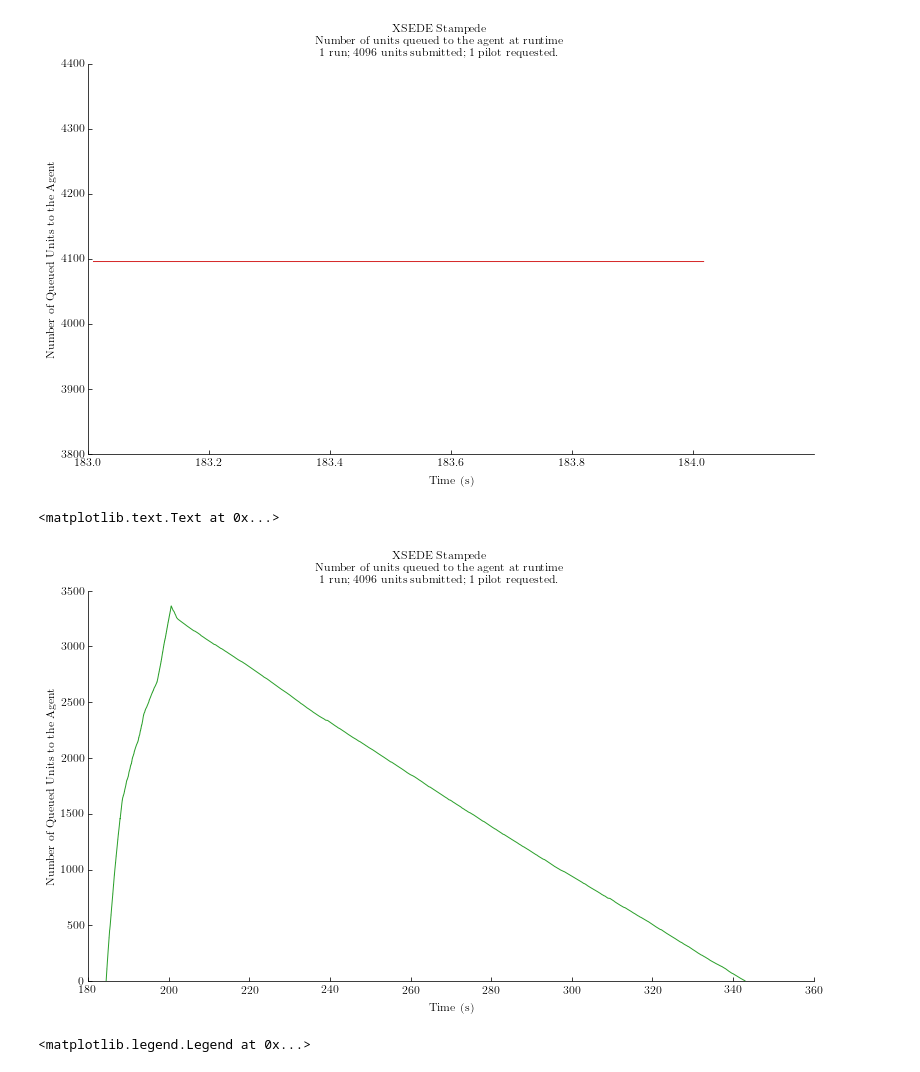
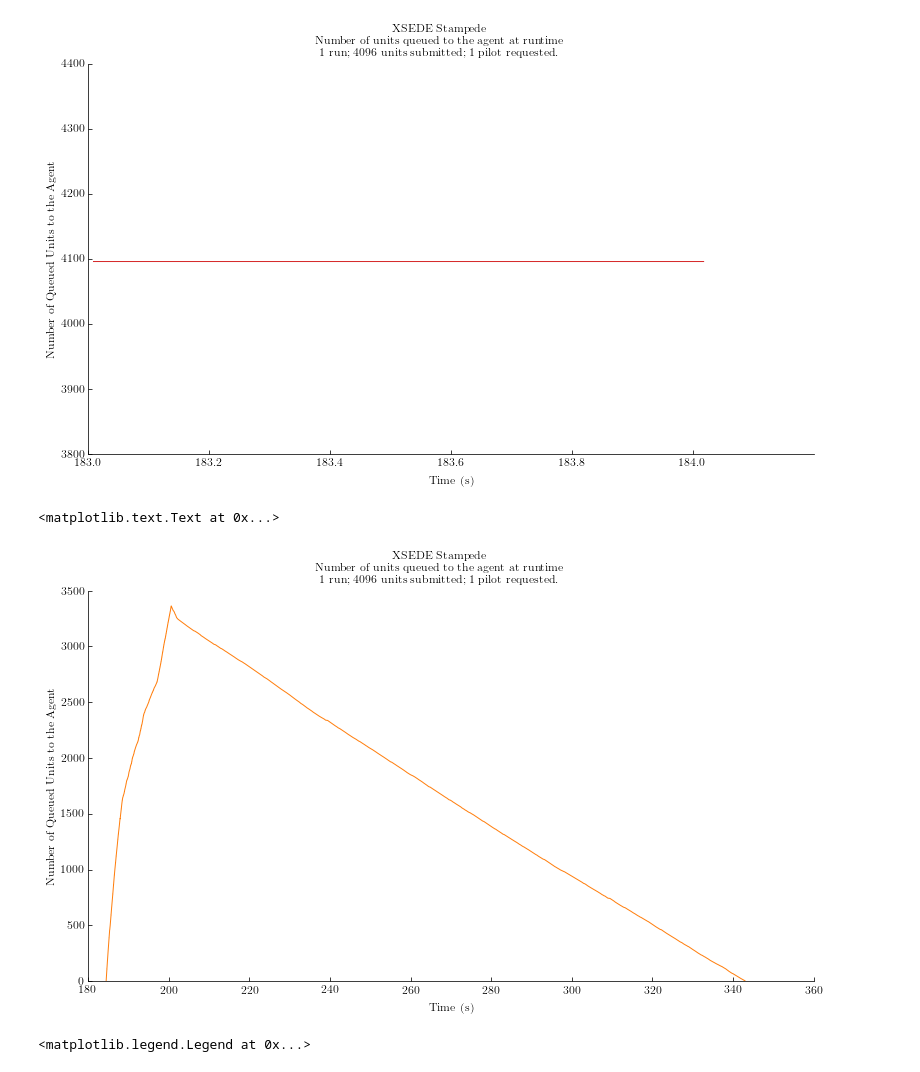
Before and after one commit to radical-experiments/rp-paper, a Jupyter notebook: analysis/rp_paper_experiments.ipynb, the cells around one changed output. Drawn from its saved outputs; the diff is of its cells as text; code cells hidden in the pictures.

Commit message:
Fix color

```diff
--- a/analysis/rp_paper_experiments.ipynb
+++ b/analysis/rp_paper_experiments.ipynb
@@ -310,24 +310,24 @@ plt.ylabel('Number of Queued Units to the Agent')
 # %%
 fig, ax = fig_setup()
 
 title='XSEDE Stampede\n'+\
 'Number of units queued to the agent at runtime\n'+\
 '1 run; 4096 units submitted; 1 pilot requested.'
 fig.suptitle(title)
 
 # Plot concurrent active units
 scu = sras[4096][3].concurrency(state=['AGENT_EXECUTING_PENDING', 'AGENT_EXECUTING'])
 x = [item[0] for item in scu]
 y = [item[1] for item in scu]
-ax.plot(x, y, color=tableau20[4])
+ax.plot(x, y, color=tableau20[2])
 
 plt.xlabel('Time (s)')
 plt.ylabel('Number of Queued Units to the Agent')
 
 # plt.savefig('figures/osg_nactive-concurrent-pilots_64.pdf', dpi=600, bbox_inches='tight')
 # %% [output]
 <matplotlib.text.Text at 0x...>
-[figure, old version]
+[figure, new version]
 # %%
 fig, ax = fig_setup()
 
```
